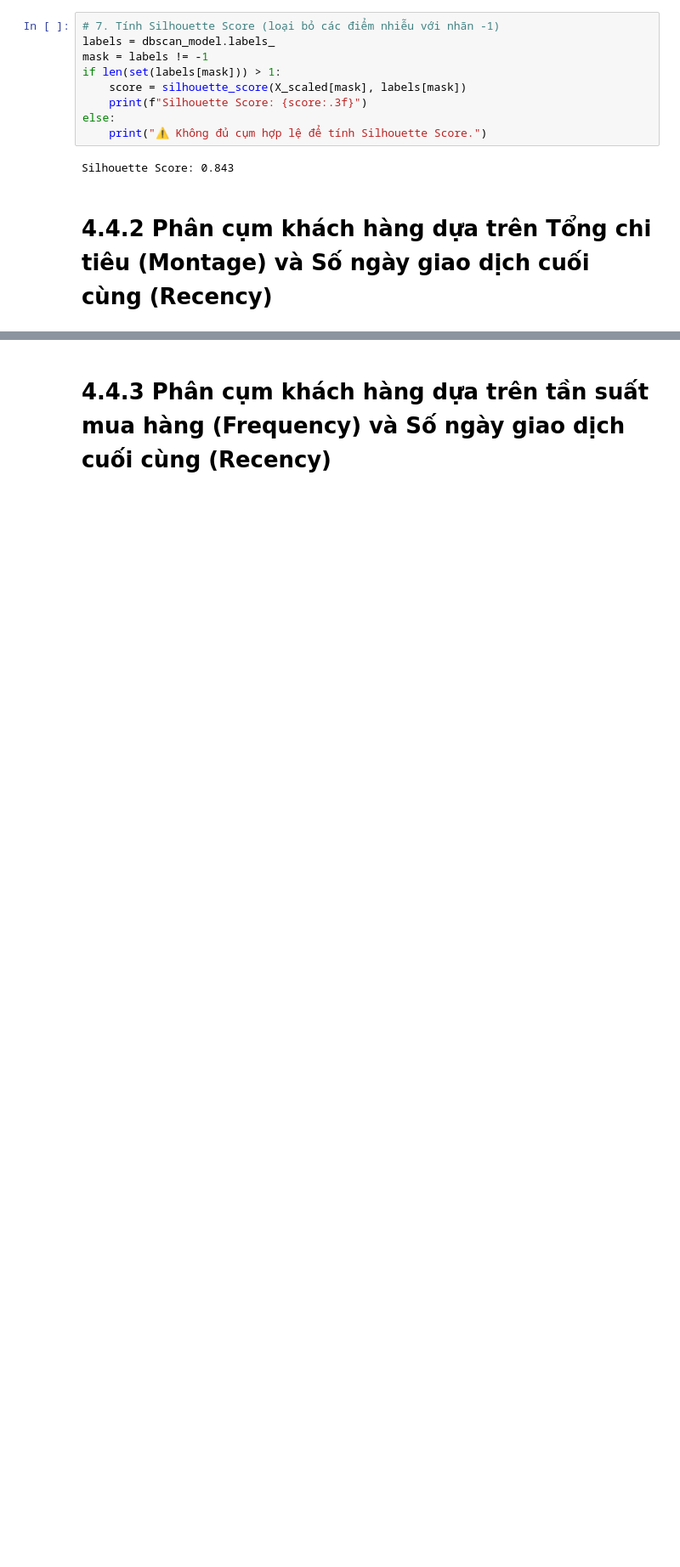
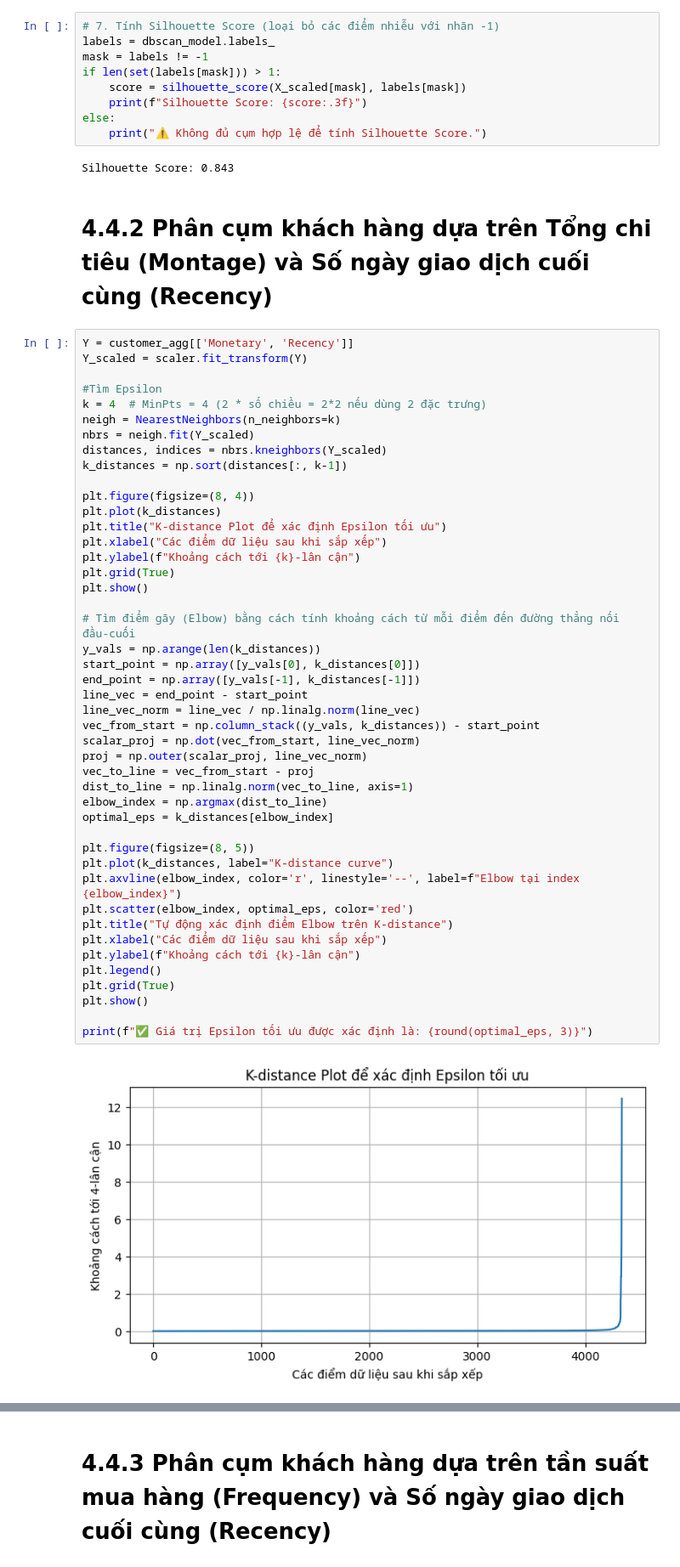
Before and after one commit to AriTannia/KPDL, a Jupyter notebook: Chuong4.ipynb, the cells around one changed output, grey strips where cells are left out. Shown at 85% size. Saved outputs shown, nothing was run; the diff lists cells and outputs as text; blank space fills up the shorter version.

```diff
--- a/Chuong4.ipynb
+++ b/Chuong4.ipynb
@@ -179,3 +179,50 @@ else:
 Silhouette Score: 0.843
 # %% [markdown]
 # 4.4.2 Phân cụm khách hàng dựa trên Tổng chi tiêu (Montage) và Số ngày giao dịch cuối cùng (Recency)
+# %%
+Y = customer_agg[['Monetary', 'Recency']]
+Y_scaled = scaler.fit_transform(Y)
+
+#Tìm Epsilon
+k = 4  # MinPts = 4 (2 * số chiều = 2*2 nếu dùng 2 đặc trưng)
+neigh = NearestNeighbors(n_neighbors=k)
+nbrs = neigh.fit(Y_scaled)
+distances, indices = nbrs.kneighbors(Y_scaled)
+k_distances = np.sort(distances[:, k-1])
+
+plt.figure(figsize=(8, 4))
+plt.plot(k_distances)
+plt.title("K-distance Plot để xác định Epsilon tối ưu")
+plt.xlabel("Các điểm dữ liệu sau khi sắp xếp")
+plt.ylabel(f"Khoảng cách tới {k}-lân cận")
+plt.grid(True)
+plt.show()
+
+# Tìm điểm gãy (Elbow) bằng cách tính khoảng cách từ mỗi điểm đến đường thẳng nối đầu-cuối
+y_vals = np.arange(len(k_distances))
+start_point = np.array([y_vals[0], k_distances[0]])
+end_point = np.array([y_vals[-1], k_distances[-1]])
+line_vec = end_point - start_point
+line_vec_norm = line_vec / np.linalg.norm(line_vec)
+vec_from_start = np.column_stack((y_vals, k_distances)) - start_point
+scalar_proj = np.dot(vec_from_start, line_vec_norm)
+proj = np.outer(scalar_proj, line_vec_norm)
+vec_to_line = vec_from_start - proj
+dist_to_line = np.linalg.norm(vec_to_line, axis=1)
+elbow_index = np.argmax(dist_to_line)
+optimal_eps = k_distances[elbow_index]
+
+plt.figure(figsize=(8, 5))
+plt.plot(k_distances, label="K-distance curve")
+plt.axvline(elbow_index, color='r', linestyle='--', label=f"Elbow tại index {elbow_index}")
+plt.scatter(elbow_index, optimal_eps, color='red')
+plt.title("Tự động xác định điểm Elbow trên K-distance")
+plt.xlabel("Các điểm dữ liệu sau khi sắp xếp")
+plt.ylabel(f"Khoảng cách tới {k}-lân cận")
+plt.legend()
+plt.grid(True)
+plt.show()
+
+print(f"✅ Giá trị Epsilon tối ưu được xác định là: {round(optimal_eps, 3)}")
+# %% [output]
+[figure, added]
```
Also changed, not shown: parts of 4 cells of this notebook, 1 other file.
